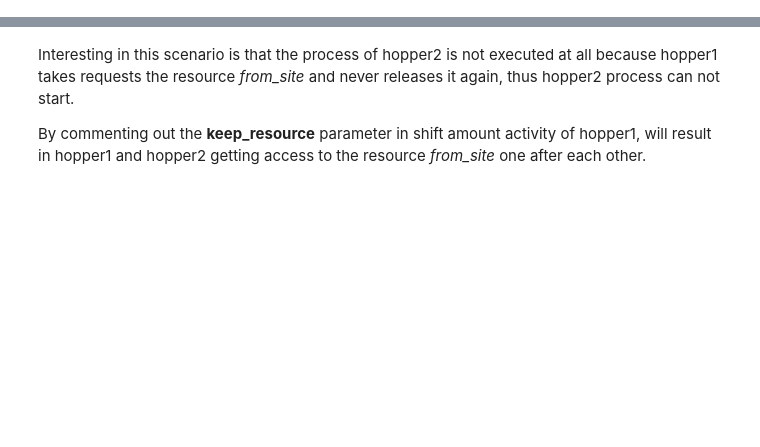
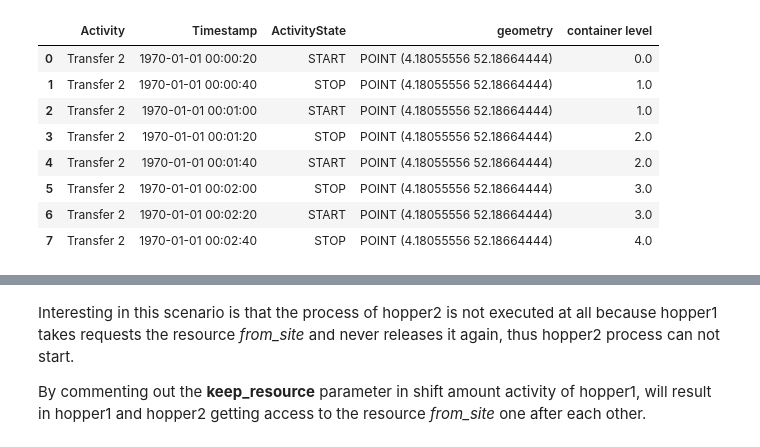
Before and after one commit to TUDelft-CITG/OpenCLSim, a Jupyter notebook: notebooks/13_Resource_synchronization_example.ipynb, the cells around one changed output, grey strips where cells are left out. Drawn from its saved outputs; the diff is of its cells as text; code cells hidden in the pictures; blank space fills up the shorter version.

```diff
--- a/notebooks/13_Resource_synchronization_example.ipynb
+++ b/notebooks/13_Resource_synchronization_example.ipynb
@@ -194,0 +233,12 @@ plot.get_log_dataframe(from_site, [while2, seq_activity2, activity2, while1, seq
+# %%
+plot.get_log_dataframe(vessel02, [while2, seq_activity2, activity2, while1, seq_activity1, activity1])
+# %% [output]
+|  | Activity | Timestamp | ActivityState | geometry | container level |
+| 0 | Transfer 2 | 1970-01-01 00:00:20 | START | POINT (4.18055556 52.18664444) | 0.0 |
+| 1 | Transfer 2 | 1970-01-01 00:00:40 | STOP | POINT (4.18055556 52.18664444) | 1.0 |
+| 2 | Transfer 2 | 1970-01-01 00:01:00 | START | POINT (4.18055556 52.18664444) | 1.0 |
+| 3 | Transfer 2 | 1970-01-01 00:01:20 | STOP | POINT (4.18055556 52.18664444) | 2.0 |
+| 4 | Transfer 2 | 1970-01-01 00:01:40 | START | POINT (4.18055556 52.18664444) | 2.0 |
+| 5 | Transfer 2 | 1970-01-01 00:02:00 | STOP | POINT (4.18055556 52.18664444) | 3.0 |
+| 6 | Transfer 2 | 1970-01-01 00:02:20 | START | POINT (4.18055556 52.18664444) | 3.0 |
+| 7 | Transfer 2 | 1970-01-01 00:02:40 | STOP | POINT (4.18055556 52.18664444) | 4.0 |
```
Also changed, not shown: parts of 31 cells of this notebook.
